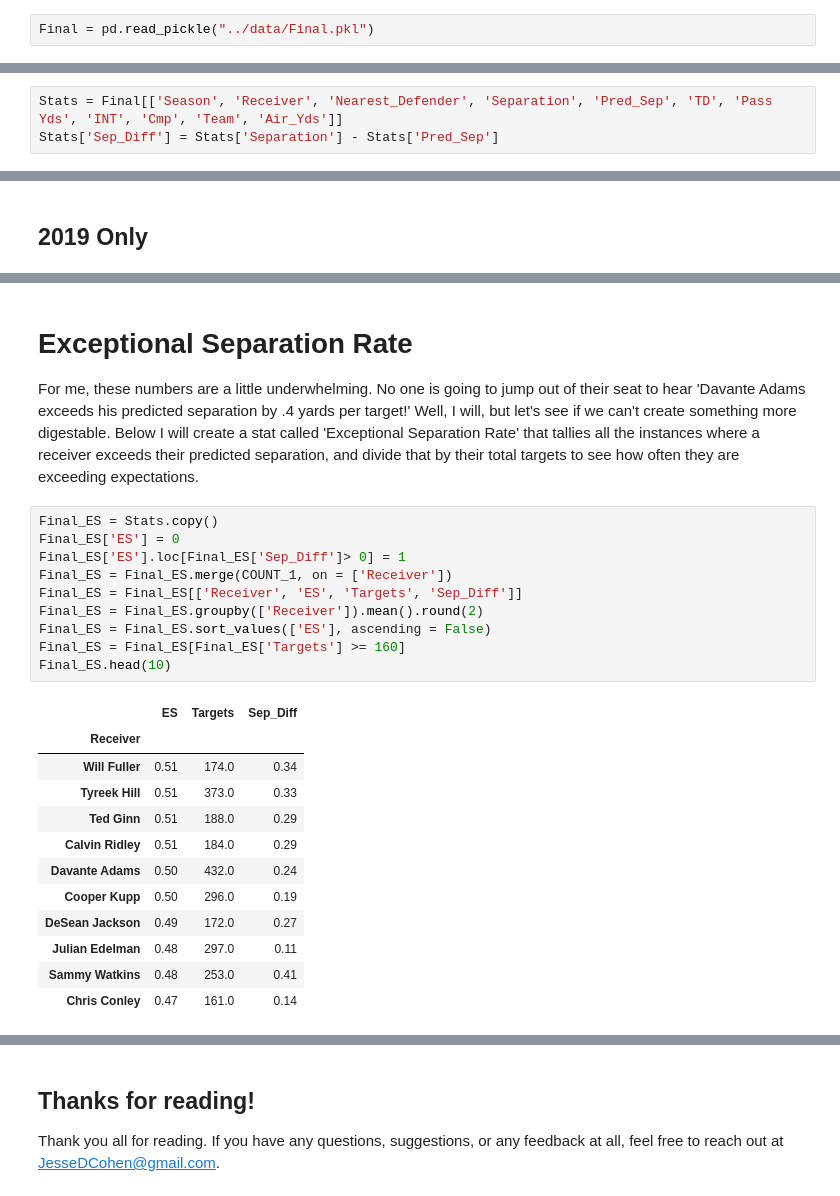
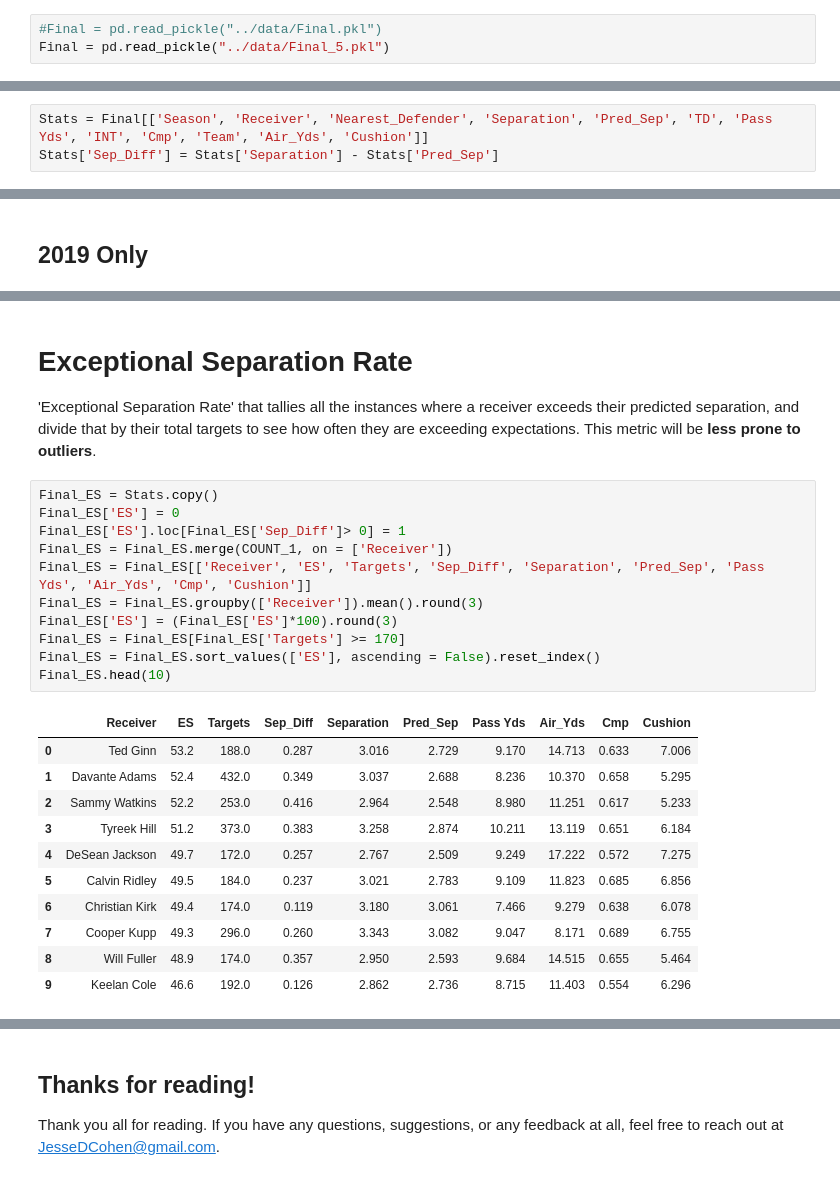
Before and after one commit to Jesse-Cohen/Separation-Above-Expectation, a Jupyter notebook: Notebooks/Results.ipynb, the cells around one changed output, grey strips where cells are left out. Cells and saved outputs as stored; diff of their text form.

```diff
--- a/Notebooks/Results.ipynb
+++ b/Notebooks/Results.ipynb
@@ -17,11 +17,12 @@ import missingno as ms
 import warnings
 warnings.filterwarnings('ignore')
 # %%
-Final = pd.read_pickle("../data/Final.pkl")
+#Final = pd.read_pickle("../data/Final.pkl")
+Final = pd.read_pickle("../data/Final_5.pkl")
 # %% [markdown]
 # Results!
 # %%
-Stats = Final[['Season', 'Receiver', 'Nearest_Defender', 'Separation', 'Pred_Sep', 'TD', 'Pass Yds', 'INT', 'Cmp', 'Team', 'Air_Yds']]
+Stats = Final[['Season', 'Receiver', 'Nearest_Defender', 'Separation', 'Pred_Sep', 'TD', 'Pass Yds', 'INT', 'Cmp', 'Team', 'Air_Yds', 'Cushion']]
 Stats['Sep_Diff'] = Stats['Separation'] - Stats['Pred_Sep']
 # %%
 COUNT_df = Stats.groupby(['Receiver', 'Season']).nunique()
@@ -152,30 +120,30 @@ df_2019.sort_values(['Pred_Sep'], ascending = False).head(10)
 # %% [markdown]
 # Exceptional Separation Rate
 
-For me, these numbers are a little underwhelming. No one is going to jump out of their seat to hear 'Davante Adams exceeds his predicted separation by .4 yards per target!' Well, I will, but let's see if we can't create something more digestable. Below I will create a stat called 'Exceptional Separation Rate' that tallies all the instances where a receiver exceeds their predicted separation, and divide that by their total targets to see how often they are exceeding expectations.
+'Exceptional Separation Rate' that tallies all the instances where a receiver exceeds their predicted separation, and divide that by their total targets to see how often they are exceeding expectations. This metric will be **less prone to outliers**.
 # %%
 Final_ES = Stats.copy()
 Final_ES['ES'] = 0
 Final_ES['ES'].loc[Final_ES['Sep_Diff']> 0] = 1
 Final_ES = Final_ES.merge(COUNT_1, on = ['Receiver'])
-Final_ES = Final_ES[['Receiver', 'ES', 'Targets', 'Sep_Diff']]
-Final_ES = Final_ES.groupby(['Receiver']).mean().round(2)
-Final_ES = Final_ES.sort_values(['ES'], ascending = False)
-Final_ES = Final_ES[Final_ES['Targets'] >= 160]
+Final_ES = Final_ES[['Receiver', 'ES', 'Targets', 'Sep_Diff', 'Separation', 'Pred_Sep', 'Pass Yds', 'Air_Yds', 'Cmp', 'Cushion']]
+Final_ES = Final_ES.groupby(['Receiver']).mean().round(3)
+Final_ES['ES'] = (Final_ES['ES']*100).round(3)
+Final_ES = Final_ES[Final_ES['Targets'] >= 170]
+Final_ES = Final_ES.sort_values(['ES'], ascending = False).reset_index()
 Final_ES.head(10)
 # %% [output]
-|  | ES | Targets | Sep_Diff |
-| Receiver |  |  |  |
-| Will Fuller | 0.51 | 174.0 | 0.34 |
-| Tyreek Hill | 0.51 | 373.0 | 0.33 |
-| Ted Ginn | 0.51 | 188.0 | 0.29 |
-| Calvin Ridley | 0.51 | 184.0 | 0.29 |
-| Davante Adams | 0.50 | 432.0 | 0.24 |
-| Cooper Kupp | 0.50 | 296.0 | 0.19 |
-| DeSean Jackson | 0.49 | 172.0 | 0.27 |
-| Julian Edelman | 0.48 | 297.0 | 0.11 |
-| Sammy Watkins | 0.48 | 253.0 | 0.41 |
-| Chris Conley | 0.47 | 161.0 | 0.14 |
+|  | Receiver | ES | Targets | Sep_Diff | Separation | Pred_Sep | Pass Yds | Air_Yds | Cmp | Cushion |
+| 0 | Ted Ginn | 53.2 | 188.0 | 0.287 | 3.016 | 2.729 | 9.170 | 14.713 | 0.633 | 7.006 |
+| 1 | Davante Adams | 52.4 | 432.0 | 0.349 | 3.037 | 2.688 | 8.236 | 10.370 | 0.658 | 5.295 |
+| 2 | Sammy Watkins | 52.2 | 253.0 | 0.416 | 2.964 | 2.548 | 8.980 | 11.251 | 0.617 | 5.233 |
+| 3 | Tyreek Hill | 51.2 | 373.0 | 0.383 | 3.258 | 2.874 | 10.211 | 13.119 | 0.651 | 6.184 |
+| 4 | DeSean Jackson | 49.7 | 172.0 | 0.257 | 2.767 | 2.509 | 9.249 | 17.222 | 0.572 | 7.275 |
+| 5 | Calvin Ridley | 49.5 | 184.0 | 0.237 | 3.021 | 2.783 | 9.109 | 11.823 | 0.685 | 6.856 |
+| 6 | Christian Kirk | 49.4 | 174.0 | 0.119 | 3.180 | 3.061 | 7.466 | 9.279 | 0.638 | 6.078 |
+| 7 | Cooper Kupp | 49.3 | 296.0 | 0.260 | 3.343 | 3.082 | 9.047 | 8.171 | 0.689 | 6.755 |
+| 8 | Will Fuller | 48.9 | 174.0 | 0.357 | 2.950 | 2.593 | 9.684 | 14.515 | 0.655 | 5.464 |
+| 9 | Keelan Cole | 46.6 | 192.0 | 0.126 | 2.862 | 2.736 | 8.715 | 11.403 | 0.554 | 6.296 |
 # %%
 Final_ES.sort_values(['ES'], ascending = True).head(10)
 # %% [output]
```
Also changed, not shown: parts of 25 cells of this notebook.
